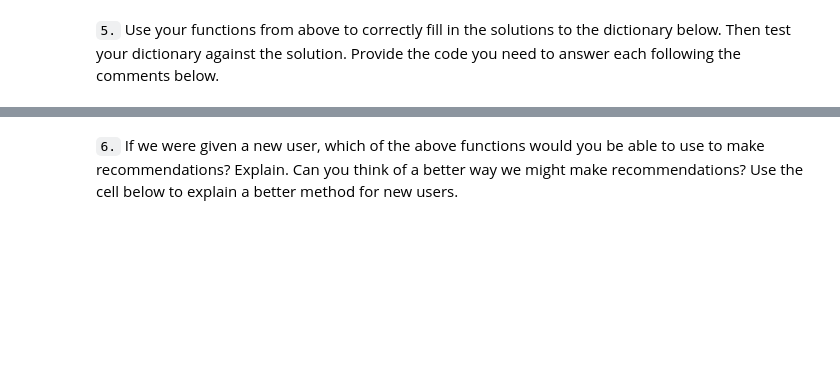
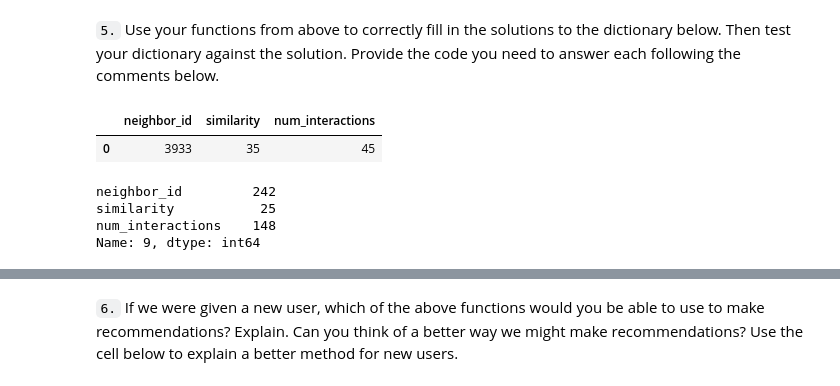
Before and after one commit to JacquesMullerAA/DSProject3, a Jupyter notebook: Recommendations_with_IBM.ipynb, the cells around one changed output, grey strips where cells are left out. Drawn from its saved outputs; the diff is of its cells as text; code cells hidden in the pictures; blank space fills up the shorter version.

```diff
--- a/Recommendations_with_IBM.ipynb
+++ b/Recommendations_with_IBM.ipynb
@@ -362,8 +373,8 @@ def create_user_item_matrix(df):
     Return a matrix with user ids as rows and article ids on the columns with 1 values where a user interacted with
     an article and a 0 otherwise
     '''
-    # Fill in the function here
-
+    user_item = pd.crosstab(df.user_id, columns=[df.article_id])
+    user_item[user_item > 0] = 1
     return user_item # return the user_item matrix
 
 user_item = create_user_item_matrix(df)
@@ -551,5 +656,19 @@ print(rec_names)
 # %% [markdown]
 `5.` Use your functions from above to correctly fill in the solutions to the dictionary below.  Then test your dictionary against the solution.  Provide the code you need to answer each following the comments below.
+# %%
+# Get the user most similar to user 1
+get_top_sorted_users(1).head(1)
+# %% [output]
+|  | neighbor_id | similarity | num_interactions |
+| 0 | 3933 | 35 | 45 |
+# %%
+# Get the 10th most similar user to user 131
+get_top_sorted_users(131).head(10).iloc[-1]
+# %% [output]
+neighbor_id         242
+similarity           25
+num_interactions    148
+Name: 9, dtype: int64
 # %%
 ### Tests with a dictionary of results
 
```
Also changed, not shown: parts of 32 cells of this notebook.
